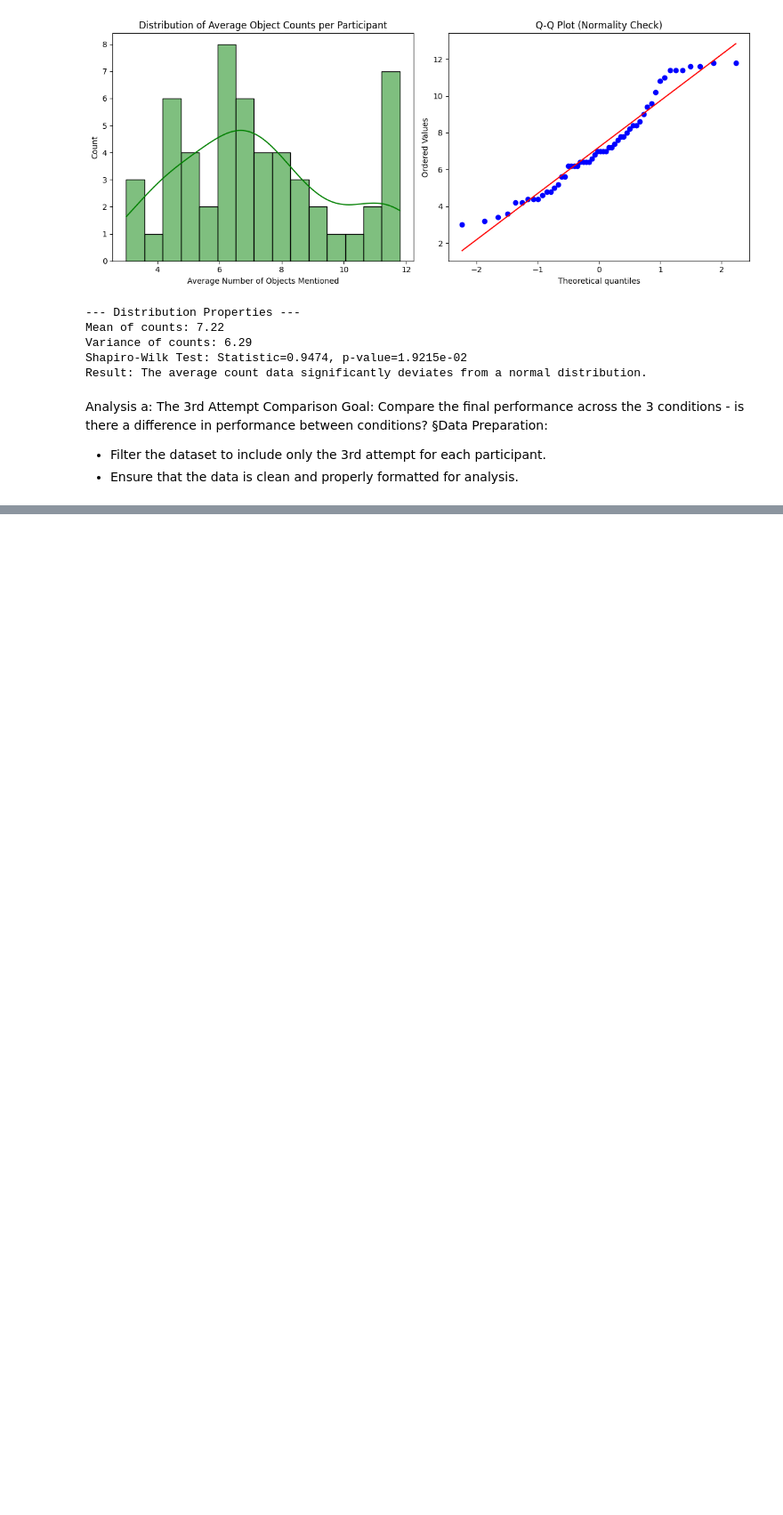
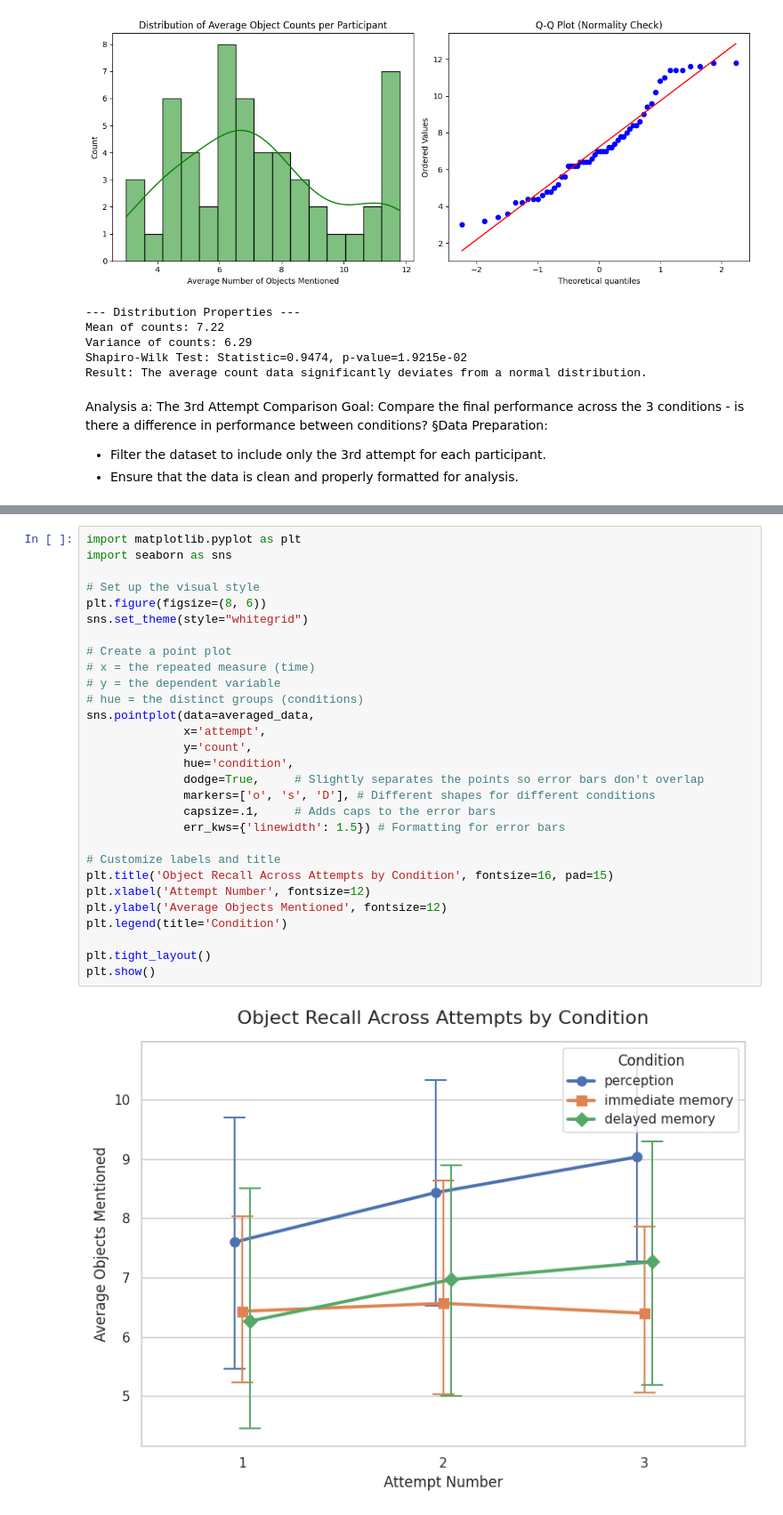
Before and after one commit to AnatKordon/Imagination_in_translation, a Jupyter notebook: analysis/nlp_analysis/comparing_conditions.ipynb, the cells around one changed output, grey strips where cells are left out. Shown at 89% size. Cells and saved outputs as stored; diff of their text form; blank space fills up the shorter version.

```diff
--- a/analysis/nlp_analysis/comparing_conditions.ipynb
+++ b/analysis/nlp_analysis/comparing_conditions.ipynb
@@ -817,0 +888,31 @@ print(tukey)
+# %%
+import matplotlib.pyplot as plt
+import seaborn as sns
+
+# Set up the visual style
+plt.figure(figsize=(8, 6))
+sns.set_theme(style="whitegrid")
+
+# Create a point plot
+# x = the repeated measure (time)
+# y = the dependent variable
+# hue = the distinct groups (conditions)
+sns.pointplot(data=averaged_data,
+              x='attempt',
+              y='count',
+              hue='condition',
+              dodge=True,     # Slightly separates the points so error bars don't overlap
+              markers=['o', 's', 'D'], # Different shapes for different conditions
+              capsize=.1,     # Adds caps to the error bars
+              err_kws={'linewidth': 1.5}) # Formatting for error bars
+
+# Customize labels and title
+plt.title('Object Recall Across Attempts by Condition', fontsize=16, pad=15)
+plt.xlabel('Attempt Number', fontsize=12)
+plt.ylabel('Average Objects Mentioned', fontsize=12)
+plt.legend(title='Condition')
+
+plt.tight_layout()
+plt.show()
+# %% [output]
+[figure, added]
```
Also changed, not shown: parts of 5 cells of this notebook, 1 other file.
